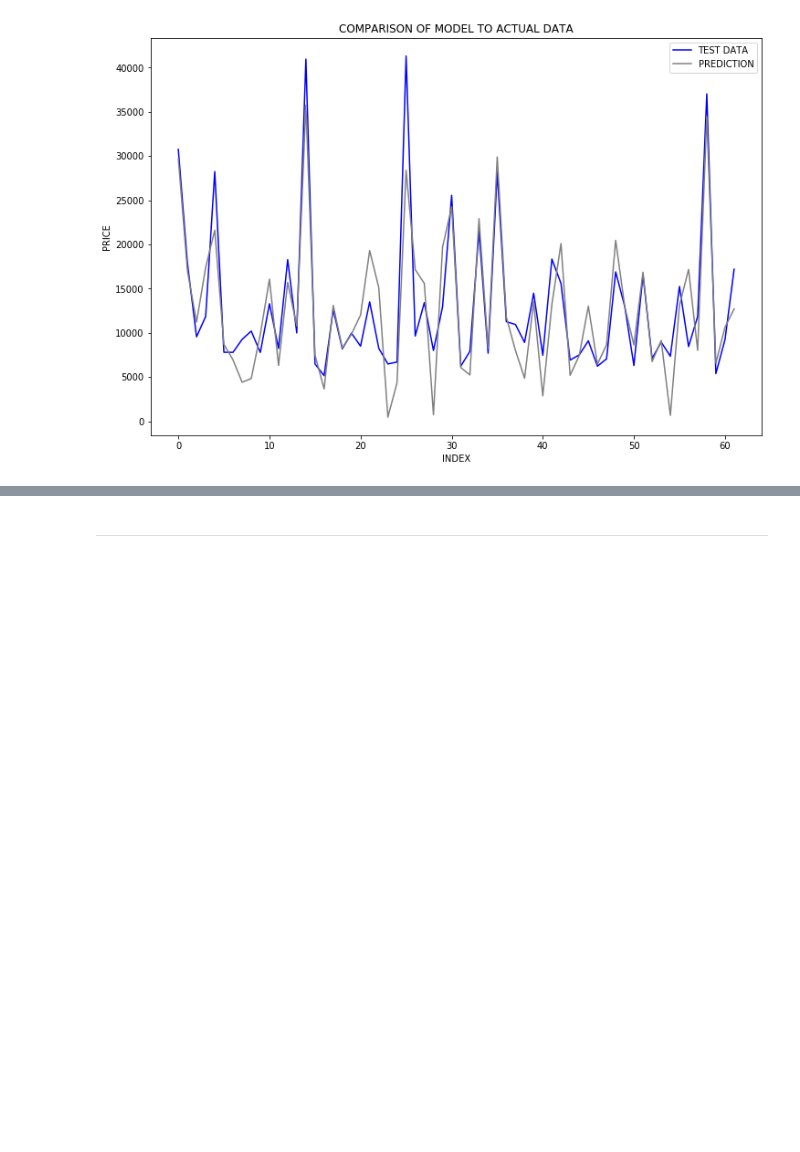
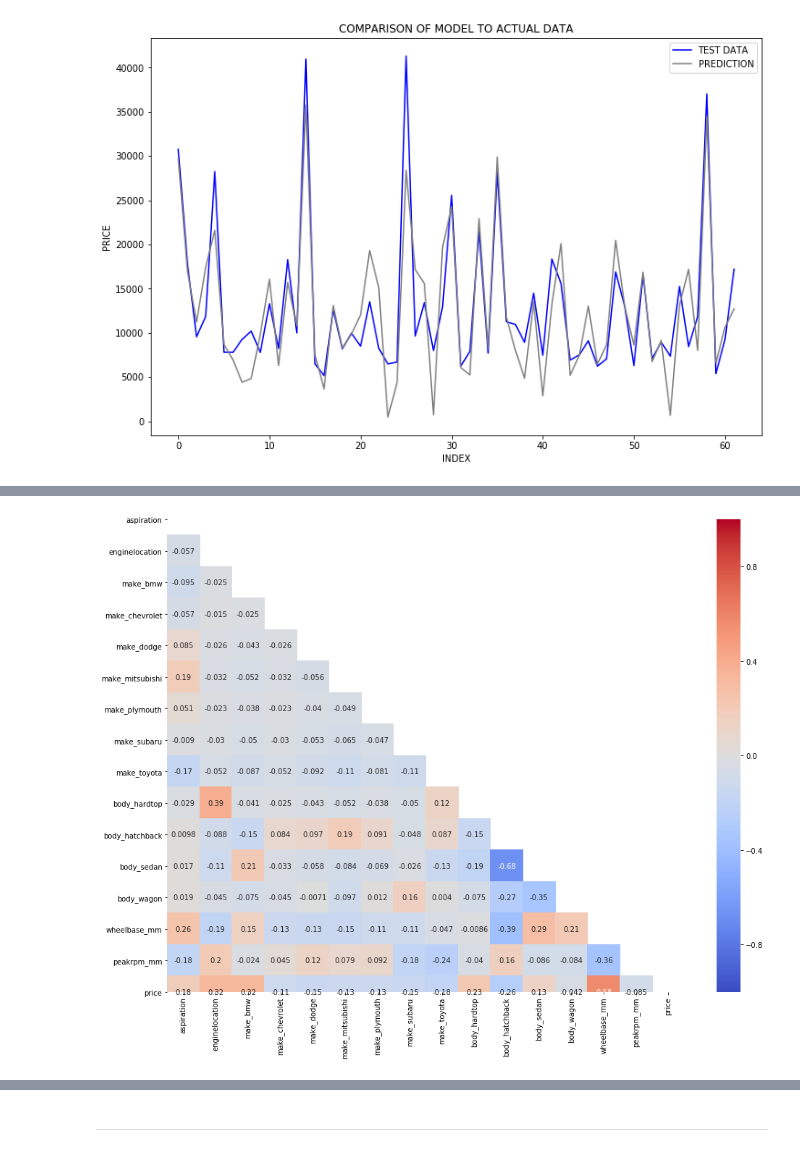
Before and after one commit to daveajstearns/cars, a Jupyter notebook: cars_project.ipynb, the cells around one changed output, grey strips where cells are left out. Cells and saved outputs as stored; diff of their text form; code cells hidden in the pictures; blank space fills up the shorter version.

```diff
--- a/cars_project.ipynb
+++ b/cars_project.ipynb
@@ -559,0 +601,23 @@ Test RMSE:  3947.657130588035
+# %%
+# Need to drop et_ohcf
+# carheight and wheelbase seem to interact a bit too much
+# I am going to try once without combining, once by removing either
+# And once by engineering a new feature from them
+# Also body_sedan and body_hatchback have a strong negative correlation
+## Comenting the below line out as it was already used
+# X_anova_sc3.drop(columns=['et_ohcf'],axis=1,inplace=True)
+# Frame without height
+X_anova_sc3_CH = X_anova_sc3.drop(columns=['carheight_mm'],axis=1)
+# Frame without hatchback
+X_anova_sc3_WB = X_anova_sc3.drop(columns=['wheelbase_mm'],axis=1)
+# Frame without both
+X_anova_sc3_none = X_anova_sc3.drop(columns=['carheight_mm','wheelbase_mm'],axis=1)
+# Engineered feature
+engineered_dimension = (X_anova_sc3['carheight_mm']+X_anova_sc3['wheelbase_mm'])/2
+X_anova_sc3_noneEng = X_anova_sc3_none.copy()
+X_anova_sc3_noneEng['eng_dimension'] = engineered_dimension
+# %%
+X_anova_sc3_CH_comparison = pd.concat([X_anova_sc3_CH,y_anova],axis=1)
+heat_matrix(X_anova_sc3_CH_comparison)
+# %% [output]
+[figure, added]
```
Also changed, not shown: parts of 44 cells of this notebook.
